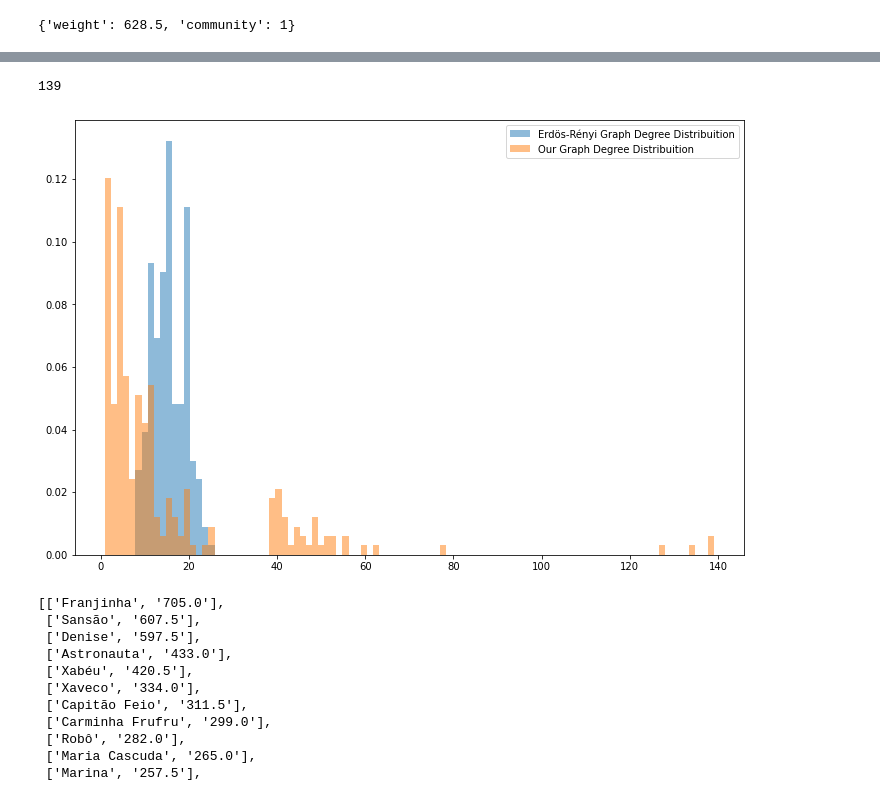
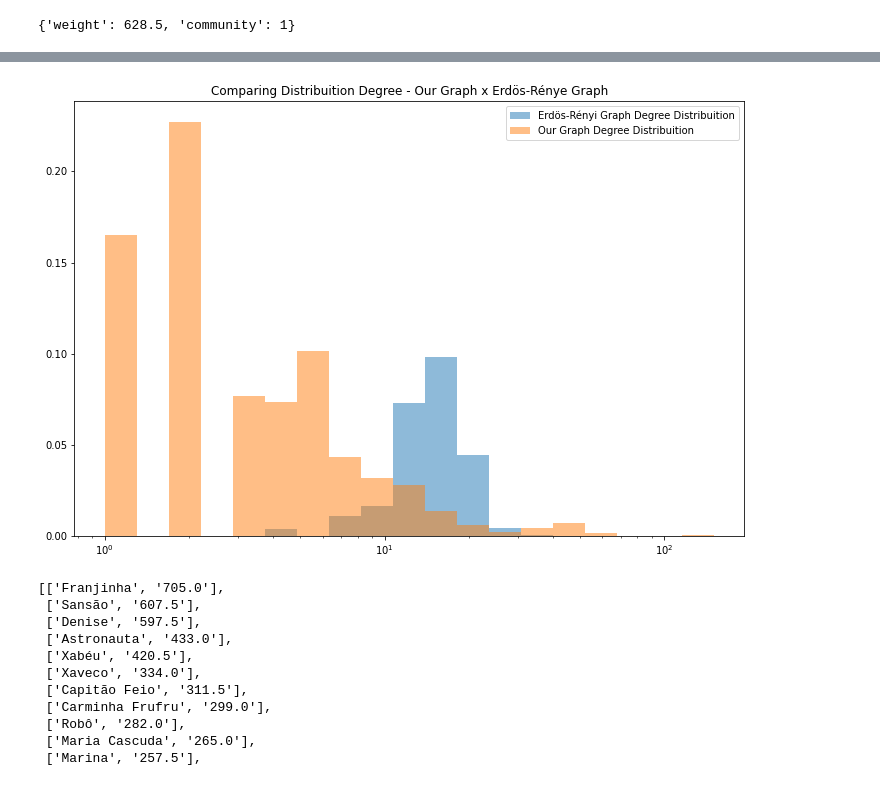
Before and after one commit to jvprimakipr/TDM_TMJ_Network, a Jupyter notebook: Code/Graphs.ipynb, the cells around one changed output, grey strips where cells are left out. Saved outputs shown, nothing was run; the diff lists cells and outputs as text; code cells hidden in the pictures.

```diff
--- a/Code/Graphs.ipynb
+++ b/Code/Graphs.ipynb
@@ -70,32 +67,3 @@ Bridges:
 12 - ('Chico Bento', 'Hiro')
 13 - ('Chico Bento', 'Espírito do Milharal')
 14 - ('Humberto', 'Eco')
-# %%
-# working only with the greatest connected component
-H = nx.subgraph(G.Graph, connected_components[0])
-avg_distance = nx.average_shortest_path_length(H)
-H_diameter = diameter(H)
-H_degrees = np.array(H.degree)[:,1].astype(int)
-HN = H.number_of_nodes()
-HL = H.number_of_edges()
-H_density = 2 * HL / (HN * (HN - 1))
-H_std_degree = H_degrees.std()
-H_max_degree = H_degrees.max()
-H_hbridges = has_bridges(H)
-if H_hbridges:
-    H_bridges = list(bridges(H))
-
-print(nx.info(H))
-print(f'Density: {H_density:.4f}')
-print(f'Maximum degree: {H_max_degree}')
-print(f'Degree Standard Deviation: {H_std_degree:.4f}')
-print(f'Diameter: {H_diameter}')
-print(f'Average distance: {avg_distance:.4f}')
-if H_hbridges:
-    print(f'Number of bridges: {len(H_bridges)}')
-
-print(f'ln(N)/ln(<k>): {np.log(HN) / np.log(2 * HL / HN):.4f}')
-if H_hbridges:
-    print('Bridges:')
-    for i in range(len(H_bridges)):
-        print(f'{i + 1:2d} - {H_bridges[i]}')
@@ -232,31 +184,29 @@ nx.draw(ER_Graph,
-# %%
-max(H_degrees)
-# %% [output]
-139
 # %%
 # comparing degree distribuitions
 diff = max(H_degrees) - min(H_degrees)
 len_bin = diff/100
 bins = [min(H_degrees) + diff/100 * i for i in range(101)]
-
+bins = np.logspace(start = np.log10(1), stop = np.log10(150), num = 20)
 plt.figure(figsize = (12, 8))
+plt.xscale('log')
 plt.hist(list(np.array(ER_Graph.degree)[:,1].astype(int)),
          bins = bins,
          density = True,
          alpha = 0.5,
          label = 'Erdös-Rényi Graph Degree Distribuition')
 
 plt.hist(H_degrees,
          bins = bins,
          density = True,
          alpha = 0.5,
          label = 'Our Graph Degree Distribuition')
 
 plt.legend(loc = 'upper right')
+plt.title('Comparing Distribuition Degree - Our Graph x Erdös-Rénye Graph')
 plt.savefig('../TeX/Second set/img/degree_comparition_without_marks.png')
 plt.show()
 # %% [output]
-[figure, old version]
+[figure, new version]
 # %%
 D = np.array(H.degree(weight = 'weight'))
 D = list(sorted(D, key = lambda x : float(x[1]), reverse = True))
```
Also changed, not shown: parts of 12 cells of this notebook, 9 other files.
